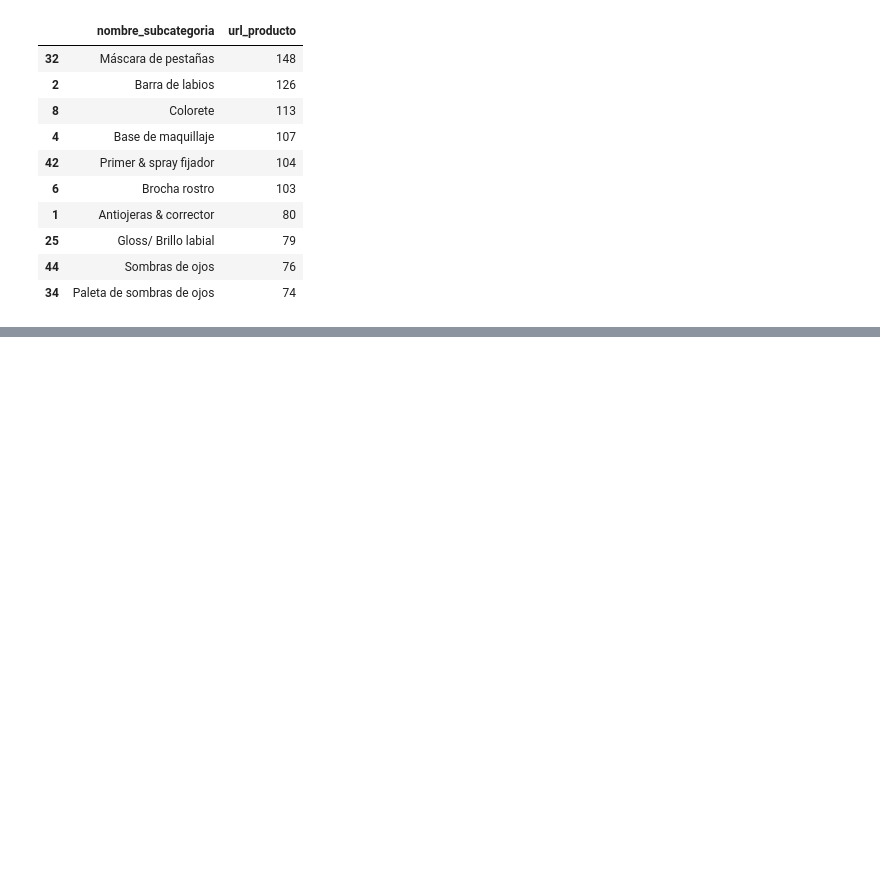
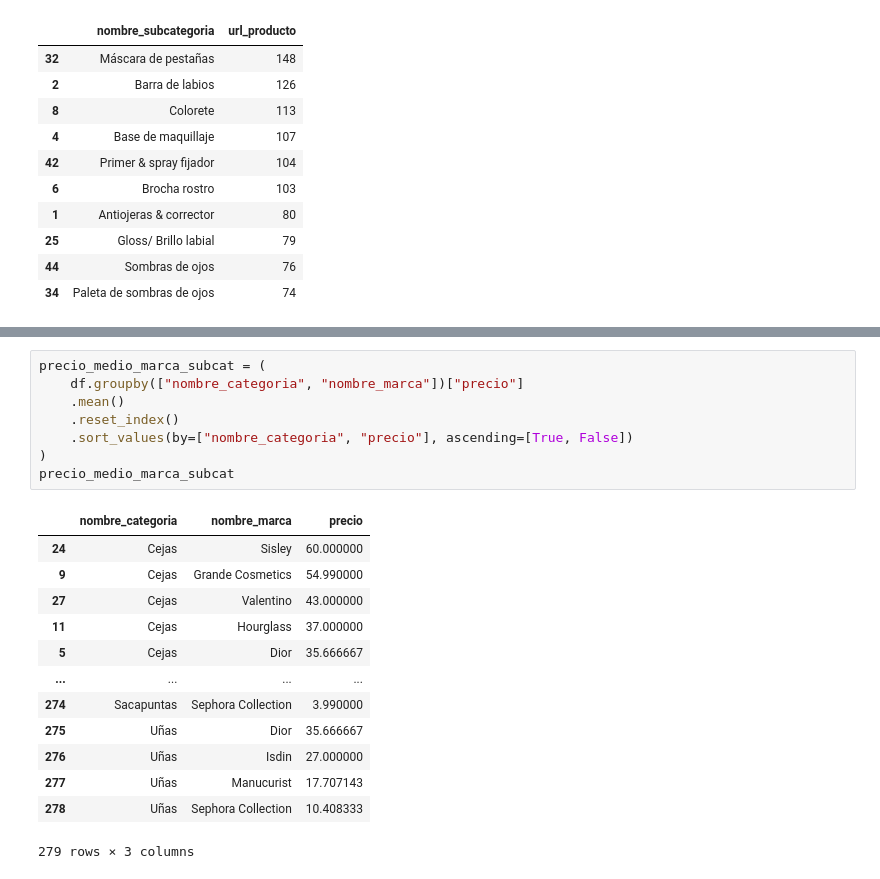
Before and after one commit to raquelscv/proyecto_final_sephora, a Jupyter notebook: eda_general.ipynb, the cells around one changed output, grey strips where cells are left out. Saved outputs shown, nothing was run; the diff lists cells and outputs as text; blank space fills up the shorter version.

```diff
--- a/eda_general.ipynb
+++ b/eda_general.ipynb
@@ -161,0 +285,22 @@ df_result.head(10)
+# %%
+precio_medio_marca_subcat = (
+    df.groupby(["nombre_categoria", "nombre_marca"])["precio"]
+    .mean()
+    .reset_index()
+    .sort_values(by=["nombre_categoria", "precio"], ascending=[True, False])
+)
+precio_medio_marca_subcat
+# %% [output]
+|  | nombre_categoria | nombre_marca | precio |
+| 24 | Cejas | Sisley | 60.000000 |
+| 9 | Cejas | Grande Cosmetics | 54.990000 |
+| 27 | Cejas | Valentino | 43.000000 |
+| 11 | Cejas | Hourglass | 37.000000 |
+| 5 | Cejas | Dior | 35.666667 |
+| ... | ... | ... | ... |
+| 274 | Sacapuntas | Sephora Collection | 3.990000 |
+| 275 | Uñas | Dior | 35.666667 |
+| 276 | Uñas | Isdin | 27.000000 |
+| 277 | Uñas | Manucurist | 17.707143 |
+| 278 | Uñas | Sephora Collection | 10.408333 |
+279 rows × 3 columns
```
Also changed, not shown: parts of 26 cells of this notebook.
